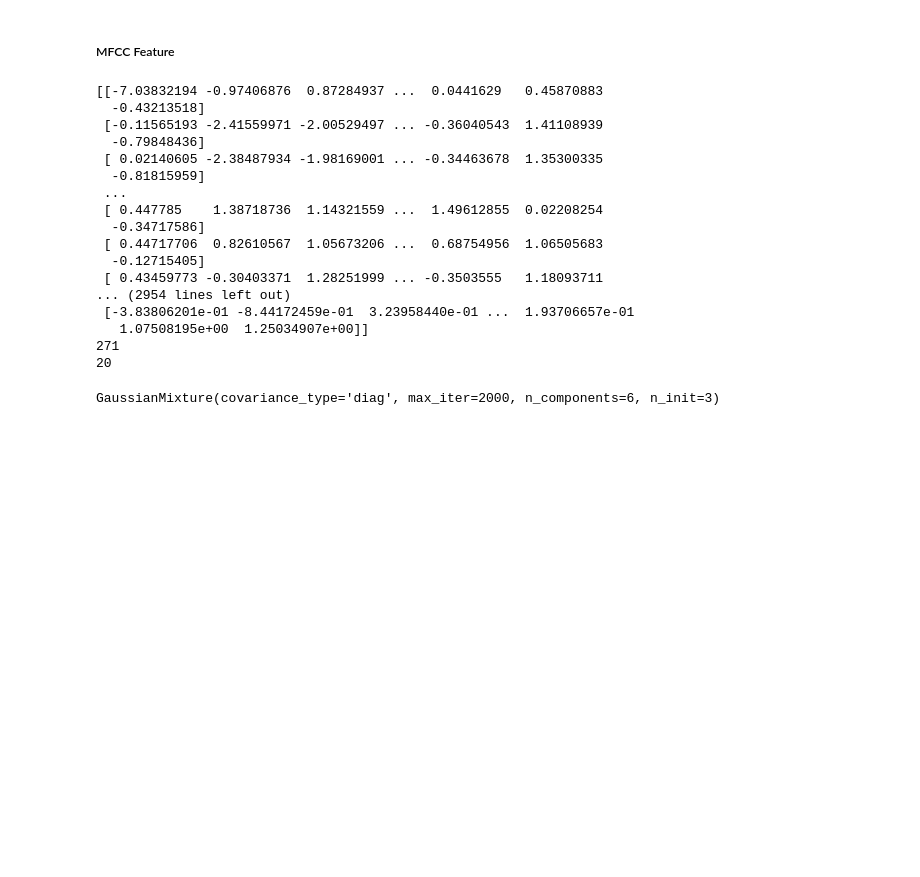
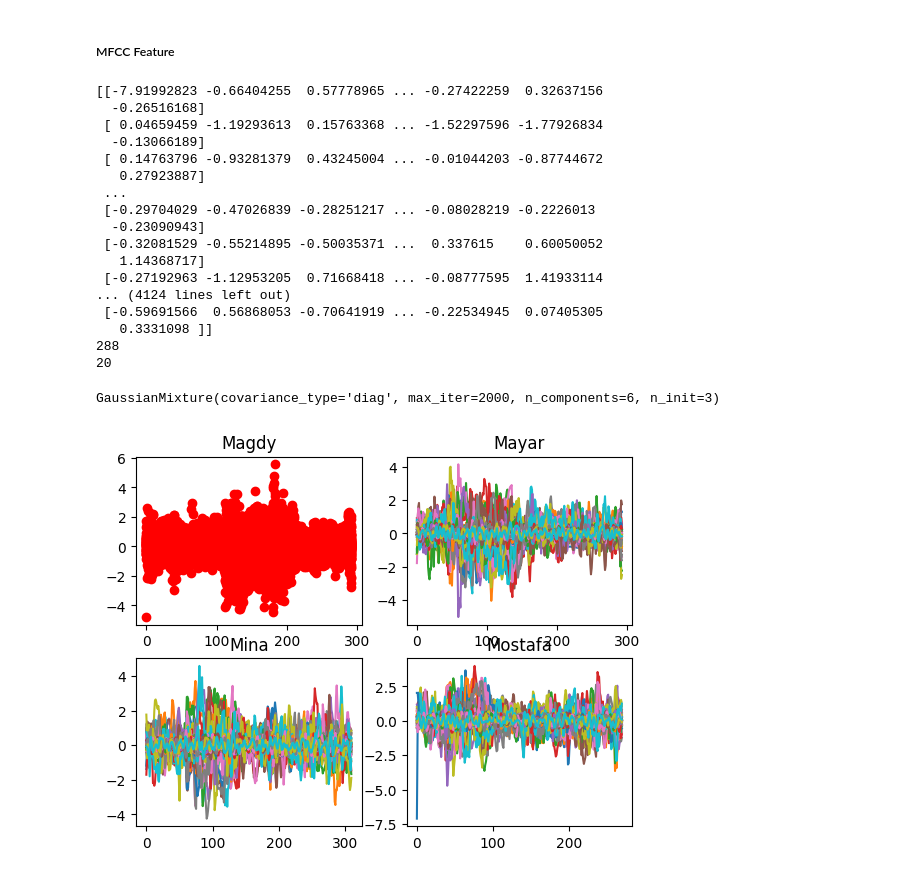
Before and after one commit to MyProjectsProgress/Voice_Fingerprint, a Jupyter notebook: code/voice_recognition/project.ipynb, the cells around one changed output. Drawn from its saved outputs; the diff is of its cells as text; code cells hidden in the pictures; blank space fills up the shorter version.

```diff
--- a/code/voice_recognition/project.ipynb
+++ b/code/voice_recognition/project.ipynb
@@ -47,16 +47,11 @@ def extract_features(file_path):
     combined = np.hstack((mfcc_feature,delta))
     return combined
 # %%
-
-
-
 featuresMagdy = []
 directory = './files/magdy/'
 for audio in os.listdir('./files/magdy/'):
     audio_path = directory + audio
     featuresMagdy=np.vstack(extract_features(audio_path) )
-
-
 
 featuresMayar = []
 directory = './files/mayar/'
@@ -75,22 +70,28 @@ directory = './files/mostafa/'
 for audio in os.listdir('./files/mostafa/'):
     audio_path = directory + audio
     featuresmostafa=np.vstack(extract_features(audio_path) )
+
+openFeatures = []
+directory = './files/open/'
+for audio in os.listdir('./files/open/'):
+    audio_path = directory + audio
+    openFeatures=np.vstack(extract_features(audio_path) )
 # %% [output]
-[[-7.03832194 -0.97406876  0.87284937 ...  0.0441629   0.45870883
-  -0.43213518]
- [-0.11565193 -2.41559971 -2.00529497 ... -0.36040543  1.41108939
-  -0.79848436]
- [ 0.02140605 -2.38487934 -1.98169001 ... -0.34463678  1.35300335
-  -0.81815959]
+[[-7.91992823 -0.66404255  0.57778965 ... -0.27422259  0.32637156
+  -0.26516168]
+ [ 0.04659459 -1.19293613  0.15763368 ... -1.52297596 -1.77926834
+  -0.13066189]
+ [ 0.14763796 -0.93281379  0.43245004 ... -0.01044203 -0.87744672
+   0.27923887]
  ...
- [ 0.447785    1.38718736  1.14321559 ...  1.49612855  0.02208254
-  -0.34717586]
- [ 0.44717706  0.82610567  1.05673206 ...  0.68754956  1.06505683
-  -0.12715405]
- [ 0.43459773 -0.30403371  1.28251999 ... -0.3503555   1.18093711
-... (2954 lines left out)
- [-3.83806201e-01 -8.44172459e-01  3.23958440e-01 ...  1.93706657e-01
-   1.07508195e+00  1.25034907e+00]]
-271
+ [-0.29704029 -0.47026839 -0.28251217 ... -0.08028219 -0.2226013
+  -0.23090943]
+ [-0.32081529 -0.55214895 -0.50035371 ...  0.337615    0.60050052
+   1.14368717]
+ [-0.27192963 -1.12953205  0.71668418 ... -0.08777595  1.41933114
+... (4124 lines left out)
+ [-0.59691566  0.56868053 -0.70641919 ... -0.22534945  0.07405305
+   0.3331098 ]]
+288
 20
 # %%
@@ -112,3 +112,30 @@ mostafa_gmm.fit(featuresmostafa)
 # %% [output]
 GaussianMixture(covariance_type='diag', max_iter=2000, n_components=6, n_init=3)
+# %%
+# Initialise the subplot function using number of rows and columns
+figure, axis = plt.subplots(2, 2)
+
+# For Sine Function
+axis[0, 0].plot(featuresMagdy,'ro')
+axis[0, 0].set_title("Magdy")
+
+# For Cosine Function
+axis[0, 1].plot(featuresMayar)
+axis[0, 1].set_title("Mayar")
+
+# For Tangent Function
+axis[1, 0].plot(featuresMina)
+axis[1, 0].set_title("Mina")
+
+# For Tanh Function
+axis[1, 1].plot(featuresmostafa)
+axis[1, 1].set_title("Mostafa")
+
+names = ['group_a', 'group_b', 'group_c']
+values = [1, 10, 100]
+
+# Combine all the operations and display
+plt.show()
+# %% [output]
+[figure, added]
 # %%
```
Also changed, not shown: parts of 7 cells of this notebook, 6 other files.
